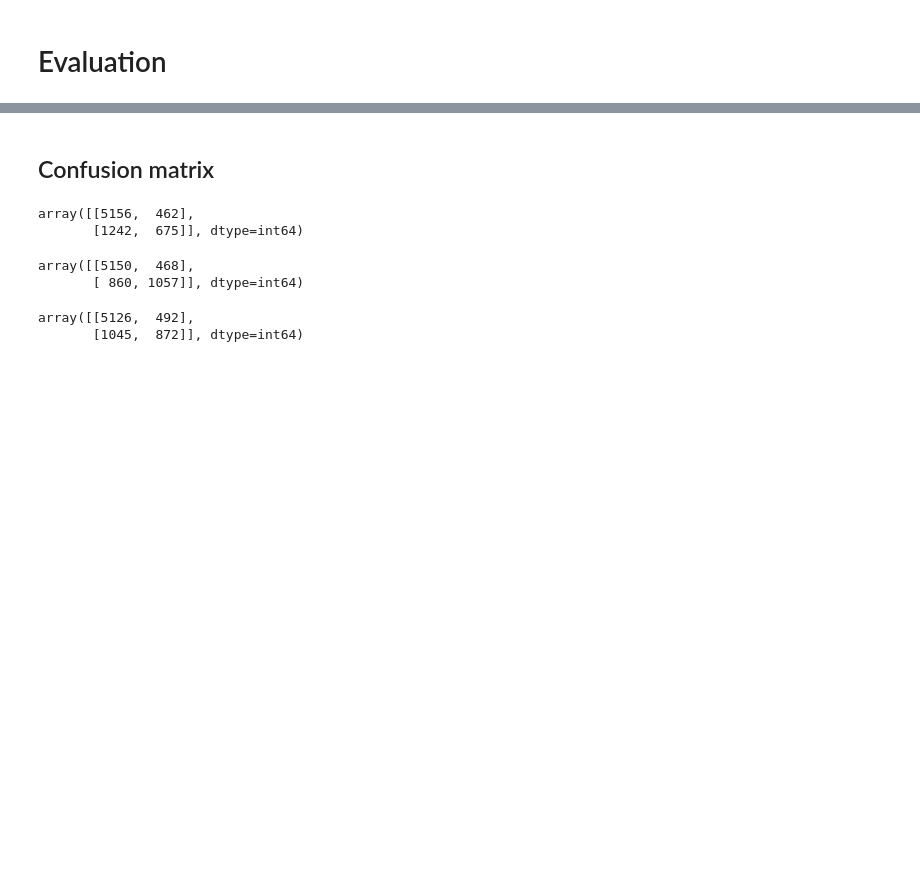
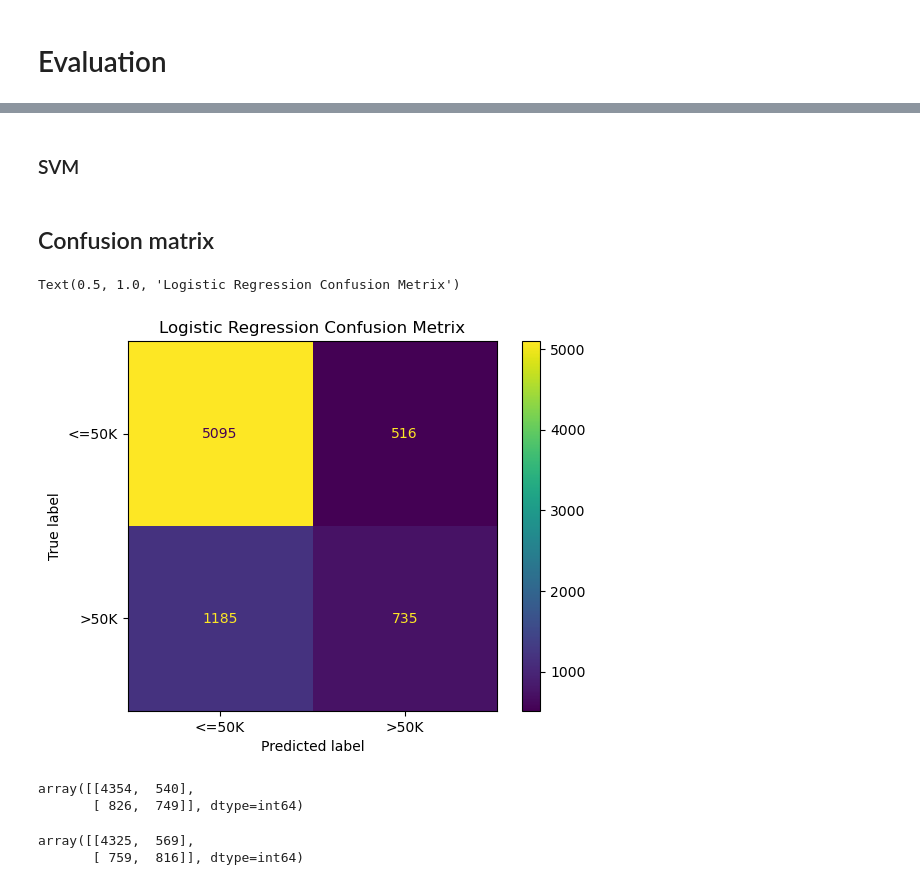
Before and after one commit to harman-mundh/Salary-prediction-using-ML, a Jupyter notebook: salaryPrediction.ipynb, the cells around one changed output, grey strips where cells are left out. Drawn from its saved outputs; the diff is of its cells as text; code cells hidden in the pictures; blank space fills up the shorter version.

```diff
--- a/salaryPrediction.ipynb
+++ b/salaryPrediction.ipynb
@@ -592,0 +606,3 @@ from sklearn.metrics import classification_report, ConfusionMatrixDisplay, confu
+# %%
+LR = LogisticRegression(solver= 'liblinear', penalty= 'l1', max_iter= 200, C= 1.0)
+LR.fit(X_test_scaled, y_test_scaled)
@@ -593,2 +611,10 @@ from sklearn.metrics import classification_report, ConfusionMatrixDisplay, confu
+# %%
+MLP = MLPClassifier(solver= 'liblinear', penalty= 'l1', max_iter= 200, C= 1.0)
+MLP.fit(X_test_scaled, y_test_scaled)
+# %% [markdown]
+### SVM
+# %%
+SVM = SVC(solver= 'liblinear', penalty= 'l1', max_iter= 200, C= 1.0)
+SVM.fit(X_test_scaled, y_test_scaled)
 # %% [markdown]
 ## Confusion matrix
@@ -595,15 +623,18 @@ from sklearn.metrics import classification_report, ConfusionMatrixDisplay, confu
 # %%
-confusion_matrix(y_test, LR_X_predict)
+plot_confusion_matrix(LR, X_test_scaled, y_test_scaled, display_labels = ['<=50K','>50K'])
+plt.title("Logistic Regression Confusion Metrix")
 # %% [output]
-array([[5156,  462],
-       [1242,  675]], dtype=int64)
+Text(0.5, 1.0, 'Logistic Regression Confusion Metrix')
+[figure, added]
-# %%
-confusion_matrix(y_test, MLP_X_predict)
-# %% [output]
-array([[5150,  468],
-       [ 860, 1057]], dtype=int64)
 # %%
-confusion_matrix(y_test, SVM_X_predict)
+plot_confusion_matrix(MLP, X_test_scaled, y_test_scaled, display_labels = ['<=50K','>50K'])
+plt.title("MLP Confusion Metrix")
 # %% [output]
-array([[5126,  492],
-       [1045,  872]], dtype=int64)
+array([[4354,  540],
+       [ 826,  749]], dtype=int64)
+# %%
+plot_confusion_matrix(SVM, X_test_scaled, y_test_scaled, display_labels = ['<=50K','>50K'])
+plt.title("SVM Confusion Metrix")
+# %% [output]
+array([[4325,  569],
+       [ 759,  816]], dtype=int64)
```
Also changed, not shown: parts of 59 cells of this notebook, 1 other file.
